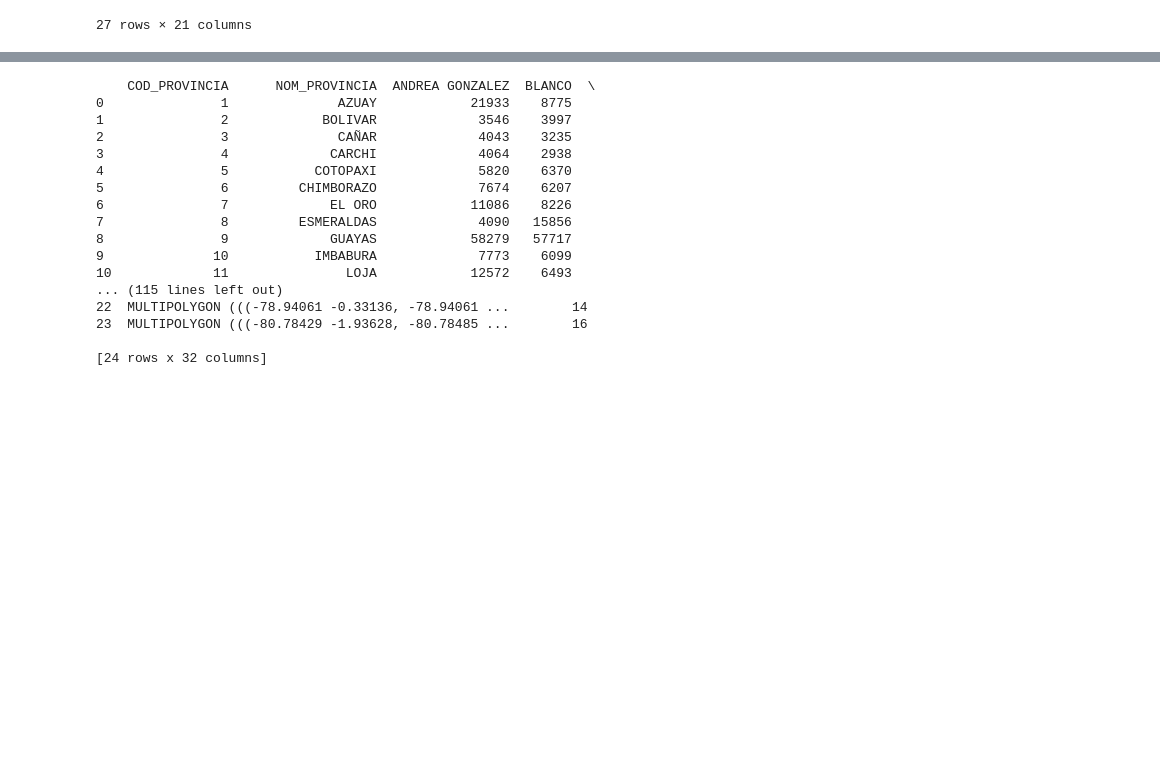
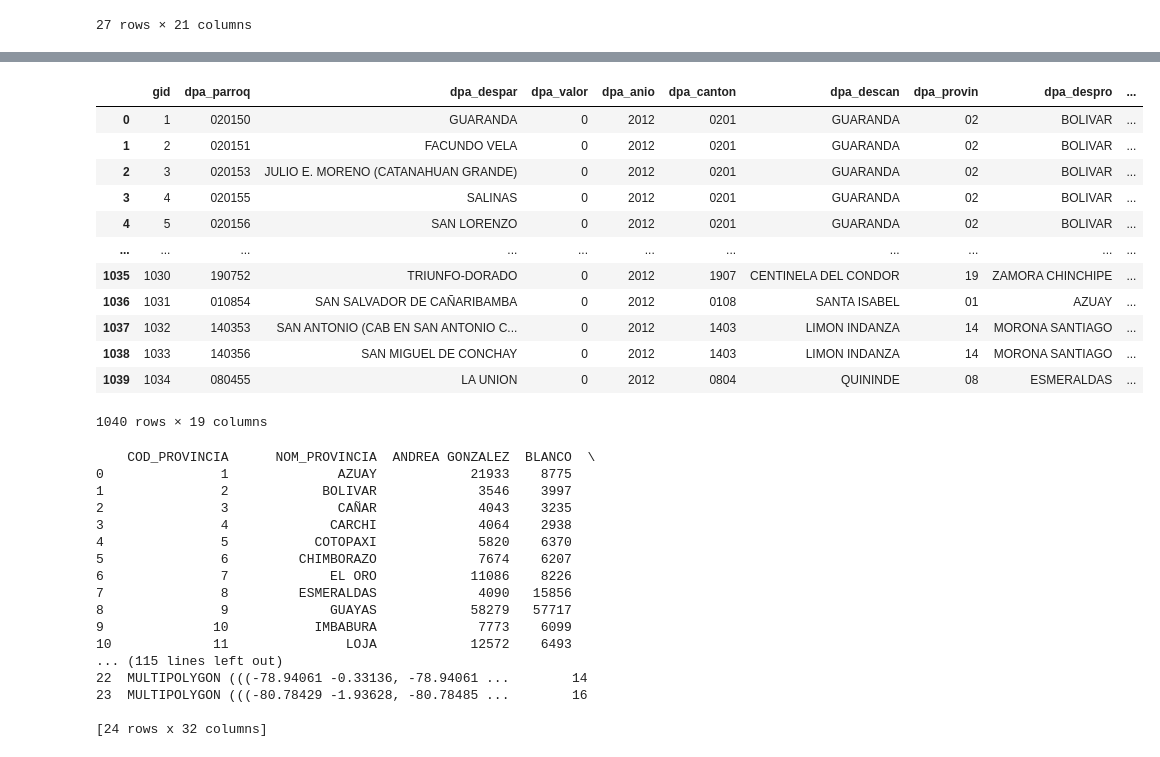
Before and after one commit to DobleL2/mapas_2025, a Jupyter notebook: data_prep.ipynb, the cells around one changed output, grey strips where cells are left out. Saved outputs shown, nothing was run; the diff lists cells and outputs as text; code cells hidden in the pictures; blank space fills up the shorter version.

```diff
--- a/data_prep.ipynb
+++ b/data_prep.ipynb
@@ -84,3 +84,6 @@ pivot_provincia
 | 25 | 27 | CANADÁ Y ESTADOS UNIDOS | 501 | 283 | 20613 | 151603 | ... |
 | 26 | 28 | LATINOAMÉRICA, EL CARIBE Y ÁFRICA | 217 | 60 | 5223 | 34415 | ... |
 27 rows × 21 columns
+# %%
+from src.read_data import read_data
+_,_,parroquias_geojson,resultados = read_data()
@@ -87,3 +116,19 @@ pivot_provincia
+# %%
+parroquias_geojson
+# %% [output]
+|  | gid | dpa_parroq | dpa_despar | dpa_valor | dpa_anio | dpa_canton | dpa_descan | dpa_provin | dpa_despro | ... |
+| 0 | 1 | 020150 | GUARANDA | 0 | 2012 | 0201 | GUARANDA | 02 | BOLIVAR | ... |
+| 1 | 2 | 020151 | FACUNDO VELA | 0 | 2012 | 0201 | GUARANDA | 02 | BOLIVAR | ... |
+| 2 | 3 | 020153 | JULIO E. MORENO (CATANAHUAN GRANDE) | 0 | 2012 | 0201 | GUARANDA | 02 | BOLIVAR | ... |
+| 3 | 4 | 020155 | SALINAS | 0 | 2012 | 0201 | GUARANDA | 02 | BOLIVAR | ... |
+| 4 | 5 | 020156 | SAN LORENZO | 0 | 2012 | 0201 | GUARANDA | 02 | BOLIVAR | ... |
+| ... | ... | ... | ... | ... | ... | ... | ... | ... | ... | ... |
+| 1035 | 1030 | 190752 | TRIUNFO-DORADO | 0 | 2012 | 1907 | CENTINELA DEL CONDOR | 19 | ZAMORA CHINCHIPE | ... |
+| 1036 | 1031 | 010854 | SAN SALVADOR DE CAÑARIBAMBA | 0 | 2012 | 0108 | SANTA ISABEL | 01 | AZUAY | ... |
+| 1037 | 1032 | 140353 | SAN ANTONIO (CAB EN SAN ANTONIO C... | 0 | 2012 | 1403 | LIMON INDANZA | 14 | MORONA SANTIAGO | ... |
+| 1038 | 1033 | 140356 | SAN MIGUEL DE CONCHAY | 0 | 2012 | 1403 | LIMON INDANZA | 14 | MORONA SANTIAGO | ... |
+| 1039 | 1034 | 080455 | LA UNION | 0 | 2012 | 0804 | QUININDE | 08 | ESMERALDAS | ... |
+1040 rows × 19 columns
 # %%
 import matplotlib.pyplot as plt
 import geopandas as gpd
```
Also changed, not shown: parts of 1 cell of this notebook, 5 other files.
